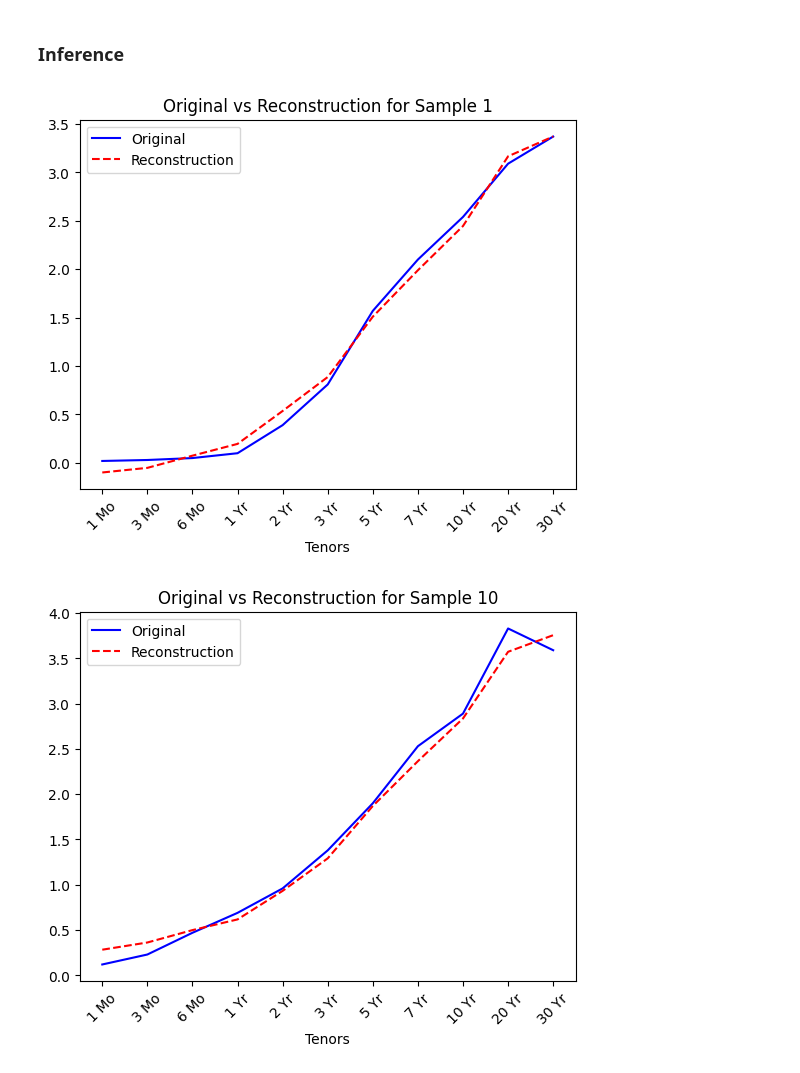
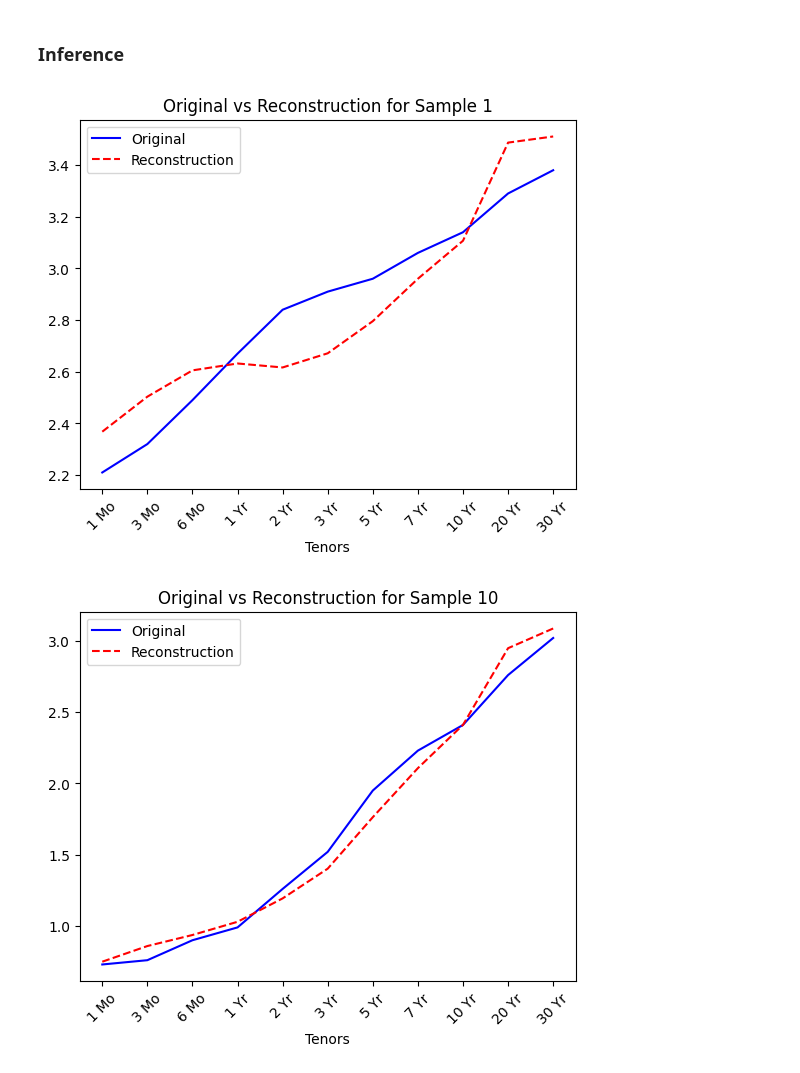
Before and after one commit to michelecarlo/VAE-Yield-Curves, a Jupyter notebook: AE.ipynb, the cells around one changed output. Cells and saved outputs as stored; diff of their text form; code cells hidden in the pictures.

Commit message:
different test

```diff
--- a/AE.ipynb
+++ b/AE.ipynb
@@ -62,6 +65,12 @@ class Model(nn.Module):
 
         return x_hat
 # %%
+# Set seed for reproducibility
+seed = 42
+torch.manual_seed(seed)
+np.random.seed(seed)
+random.seed(seed)
+
 cuda = False
 DEVICE = torch.device("cuda" if cuda else "cpu")
 
@@ -73,7 +82,7 @@ latent_dim = 3
 
 lr = 1e-3
 
-epochs = 30
+epochs = 10#0
 # %%
 encoder = Encoder(input_dim=x_dim, hidden_dim=hidden_dim, latent_dim=latent_dim)
 decoder = Decoder(latent_dim=latent_dim, hidden_dim = hidden_dim, output_dim = x_dim)
@@ -187,14 +219,16 @@ Finish!!
 # %%
 model.eval()
 
-with torch.no_grad():
+'''with torch.no_grad():
     for batch_idx, (x, ) in enumerate(tqdm(test_loader)):
         x = x.view(batch_size, x_dim).to(DEVICE)
 
-        x_hat = model(x)
+        x_hat = model(x)'''
+with torch.no_grad():
+    x_test = torch.tensor(X_test, dtype=torch.float32).to(DEVICE)
+    x_hat = model(x_test)
 # %%
 def plot_curve(x, idx):
-    x = x.view(batch_size, x_dim)
     plt.plot(x[idx].numpy(), color = 'blue', label='Original')
     plt.plot(x_hat[idx].numpy(), color = 'red', linestyle = '--',label='Reconstruction')
     plt.title(f'Original vs Reconstruction for Sample {idx}')
@@ -203,9 +237,10 @@ def plot_curve(x, idx):
     plt.legend()
     plt.show()
 # %%
-plot_curve(x, 1)
-plot_curve(x, 10)
-plot_curve(x, 50)
+plot_curve(x_test, 1)
+plot_curve(x_test, 10)
+plot_curve(x_test, 40)
+plot_curve(x_test, 400)
 # %% [output]
-[figure, old version]
+[figure, new version]
-[figure, old version]
+[figure, new version]
```
Also changed, not shown: parts of 7 cells of this notebook.
